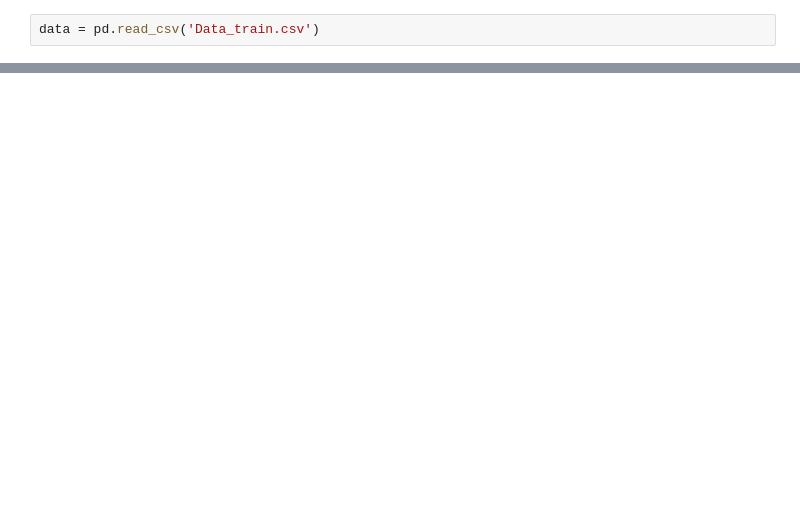
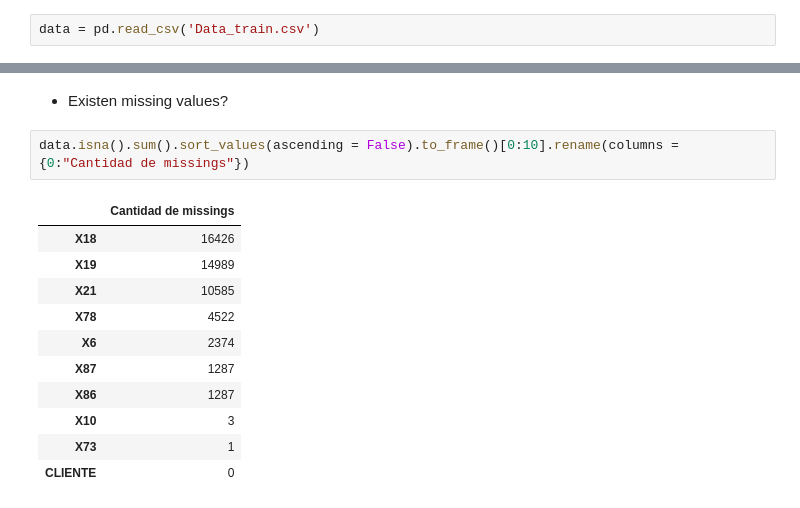
Before and after one commit to jesoto/Data_science_masters_pw, a Jupyter notebook: Data_caso/case.ipynb, the cells around one changed output, grey strips where cells are left out. Drawn from its saved outputs; the diff is of its cells as text; blank space fills up the shorter version.

```diff
--- a/Data_caso/case.ipynb
+++ b/Data_caso/case.ipynb
@@ -137,0 +32,16 @@ ValueError: could not convert string to float: 'C_29324'
+# %% [markdown]
+- Existen missing values?
+# %%
+data.isna().sum().sort_values(ascending = False).to_frame()[0:10].rename(columns = {0:"Cantidad de missings"})
+# %% [output]
+|  | Cantidad de missings |
+| X18 | 16426 |
+| X19 | 14989 |
+| X21 | 10585 |
+| X78 | 4522 |
+| X6 | 2374 |
+| X87 | 1287 |
+| X86 | 1287 |
+| X10 | 3 |
+| X73 | 1 |
+| CLIENTE | 0 |
```
Also changed, not shown: parts of 35 cells of this notebook.
